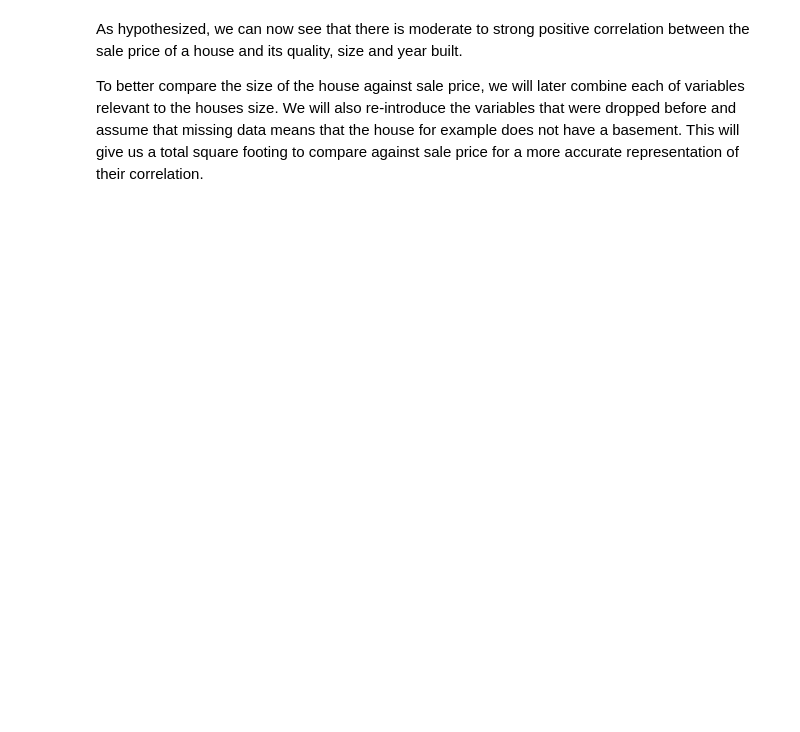
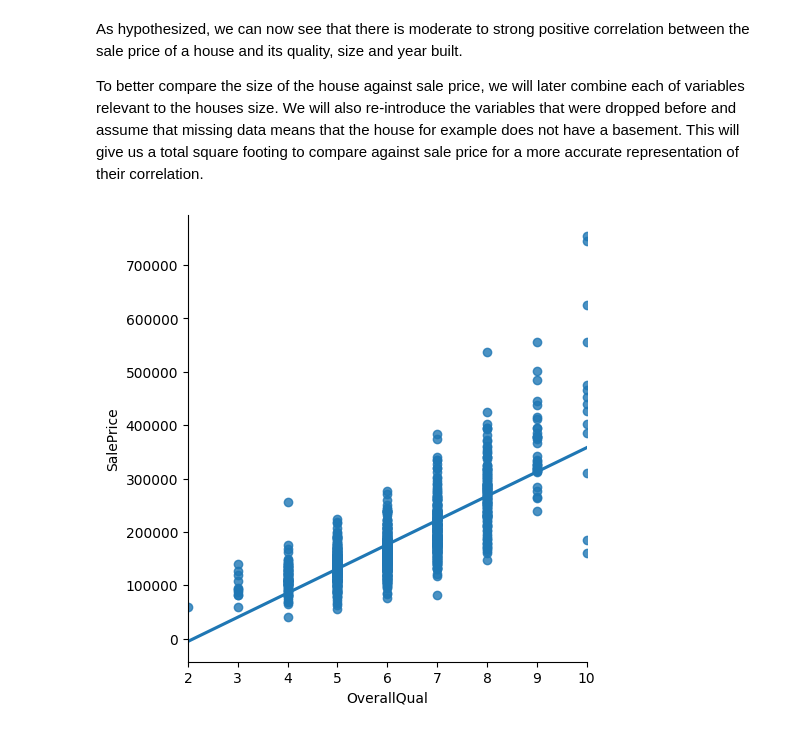
Before and after one commit to Samuel-Dainton/Heritage-Housing-Issues-P5, a Jupyter notebook: jupyter_notebooks/02 - Sale Price Study.ipynb, the cells around one changed output. Saved outputs shown, nothing was run; the diff lists cells and outputs as text; code cells hidden in the pictures; blank space fills up the shorter version.

Commit message:
Fix: typo in business requirements of readme. Feat: visual plots of data comparison and conclusion for notebook 2.

```diff
--- a/jupyter_notebooks/02 - Sale Price Study.ipynb
+++ b/jupyter_notebooks/02 - Sale Price Study.ipynb
@@ -147,0 +152,6 @@ To better compare the size of the house against sale price, we will later combin
+# %%
+%matplotlib inline
+sns.lmplot(data=df_ohe, x="OverallQual", y="SalePrice", ci=None)
+plt.show()
+# %% [output]
+[figure, added]
```
Also changed, not shown: parts of 13 cells of this notebook, 1 other file.
